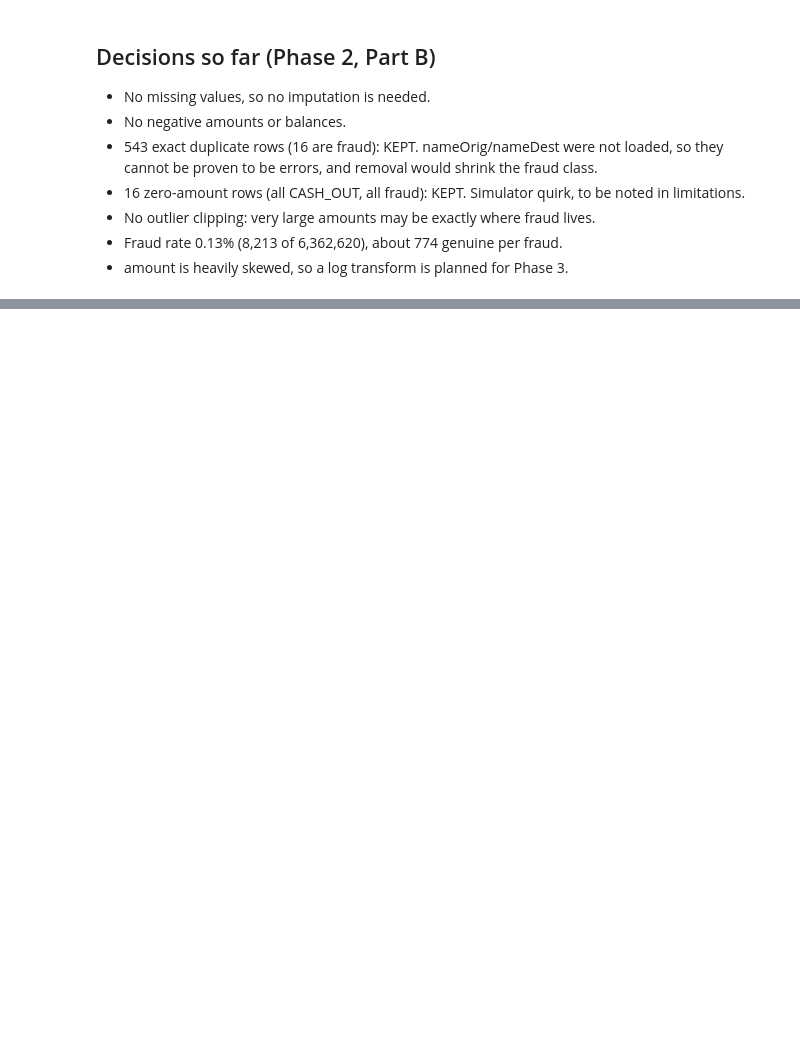
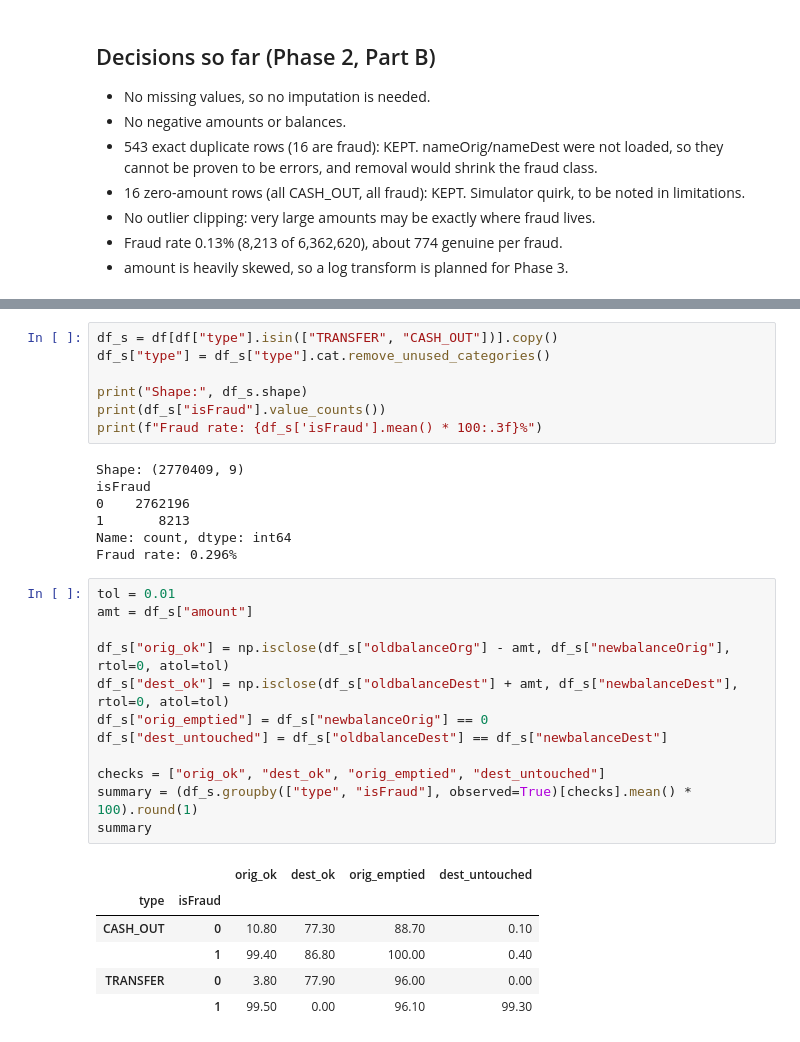
Before and after one commit to Paawan-S/FraudShield, a Jupyter notebook: notebooks/01_eda_paysim.ipynb, the cells around one changed output, grey strips where cells are left out. Drawn from its saved outputs; the diff is of its cells as text; blank space fills up the shorter version.

```diff
--- a/notebooks/01_eda_paysim.ipynb
+++ b/notebooks/01_eda_paysim.ipynb
@@ -290,0 +438,33 @@ Name: count, dtype: int64
+# %%
+df_s = df[df["type"].isin(["TRANSFER", "CASH_OUT"])].copy()
+df_s["type"] = df_s["type"].cat.remove_unused_categories()
+
+print("Shape:", df_s.shape)
+print(df_s["isFraud"].value_counts())
+print(f"Fraud rate: {df_s['isFraud'].mean() * 100:.3f}%")
+# %% [output]
+Shape: (2770409, 9)
+isFraud
+0    2762196
+1       8213
+Name: count, dtype: int64
+Fraud rate: 0.296%
+# %%
+tol = 0.01
+amt = df_s["amount"]
+
+df_s["orig_ok"] = np.isclose(df_s["oldbalanceOrg"] - amt, df_s["newbalanceOrig"], rtol=0, atol=tol)
+df_s["dest_ok"] = np.isclose(df_s["oldbalanceDest"] + amt, df_s["newbalanceDest"], rtol=0, atol=tol)
+df_s["orig_emptied"] = df_s["newbalanceOrig"] == 0
+df_s["dest_untouched"] = df_s["oldbalanceDest"] == df_s["newbalanceDest"]
+
+checks = ["orig_ok", "dest_ok", "orig_emptied", "dest_untouched"]
+summary = (df_s.groupby(["type", "isFraud"], observed=True)[checks].mean() * 100).round(1)
+summary
+# %% [output]
+|  |  | orig_ok | dest_ok | orig_emptied | dest_untouched |
+| type | isFraud |  |  |  |  |
+| CASH_OUT | 0 | 10.80 | 77.30 | 88.70 | 0.10 |
+|  | 1 | 99.40 | 86.80 | 100.00 | 0.40 |
+| TRANSFER | 0 | 3.80 | 77.90 | 96.00 | 0.00 |
+|  | 1 | 99.50 | 0.00 | 96.10 | 99.30 |
```
Also changed, not shown: parts of 11 cells of this notebook.
